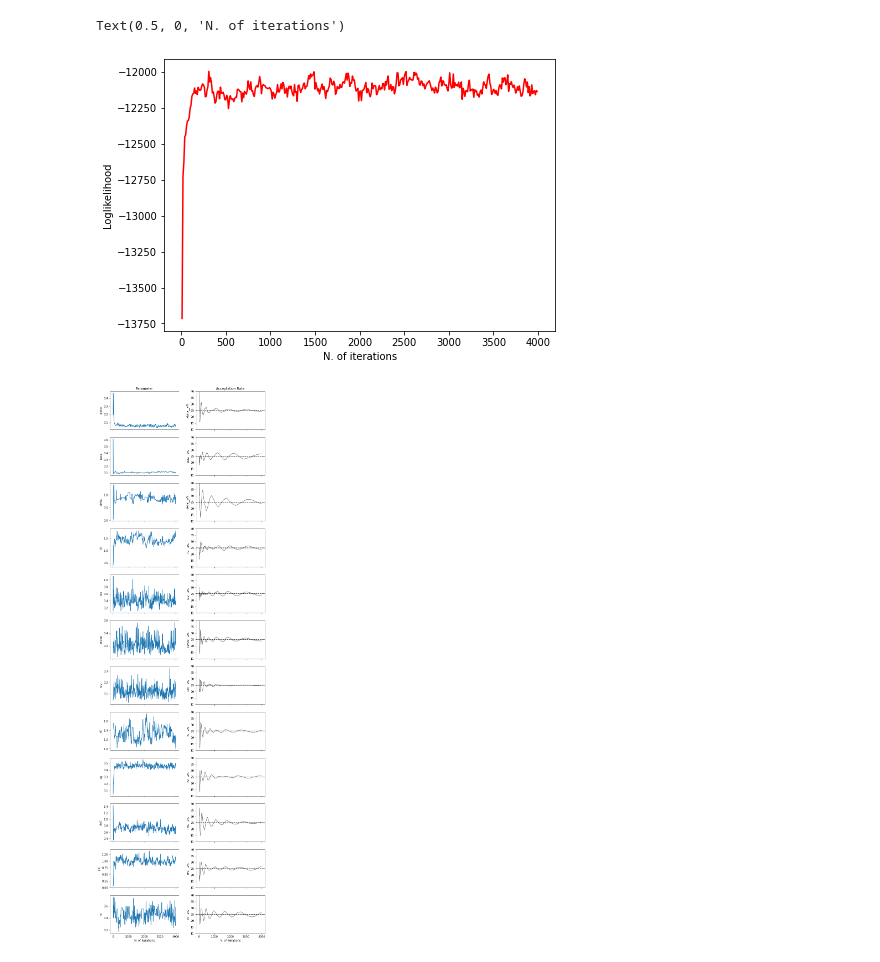
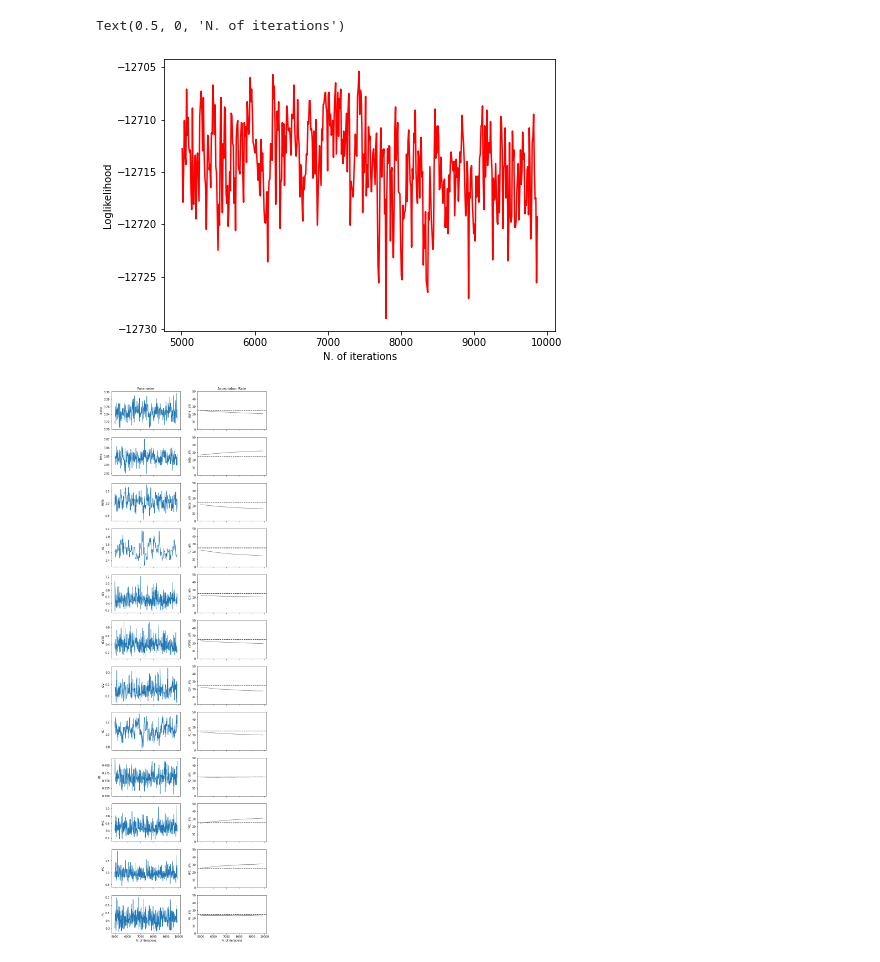
Before and after one commit to EvangelistaJulio/housepi, a Jupyter notebook: output/visualizer.ipynb, the cells around one changed output. Saved outputs shown, nothing was run; the diff lists cells and outputs as text; code cells hidden in the pictures.

```diff
--- a/output/visualizer.ipynb
+++ b/output/visualizer.ipynb
@@ -5,37 +5,37 @@ import matplotlib.pyplot as plt
 import time
 
 file_name = "full-test.txt"
-num_adaptive_iter = 0
+num_adaptive_iter = 5000
 # %%
 results = pd.read_csv(file_name, sep=" ", index_col="iter")
 df = results[results.index > num_adaptive_iter]
 cols = df.columns.to_list()
 cols.remove('loglike')
 param_names = [c for c in cols if "__a%" not in c]
 
 plt.figure(figsize=(7,5))
 plt.plot(df["loglike"], color = "red")
 plt.xlabel("N. of iterations")
 plt.ylabel("Loglikelihood")
 
 fig, axes = plt.subplots(figsize=(10, 3 * len(param_names)),
                         nrows=len(param_names), ncols=2, sharex=True)
 fig.subplots_adjust(wspace=0.25)
 
 for i, p in enumerate(param_names) :
     axes[i, 0].plot(df.index, df[p], label=p)
     axes[i, 0].set_ylabel(p)
     axes[i, 1].plot(df.index, df[f"{p}__a%"], label=p, color="grey")
     axes[i, 1].set_ylabel(f"{p}__a%")
-    axes[i, 1].set_ylim([10, 40])
+    axes[i, 1].set_ylim([0, 50])
     axes[i, 1].axhline(y=25, ls="--",color='black')
 
 
 axes[0, 0].set_title("Parameter")
 axes[0, 1].set_title("Acceptation Rate")
 axes[-1, 0].set_xlabel("N. of iterations")
 axes[-1, 1].set_xlabel("N. of iterations")
 # %% [output]
 Text(0.5, 0, 'N. of iterations')
-[figure, old version]
+[figure, new version]
-[figure, old version]
+[figure, new version]
```
Also changed, not shown: 15 other files.
